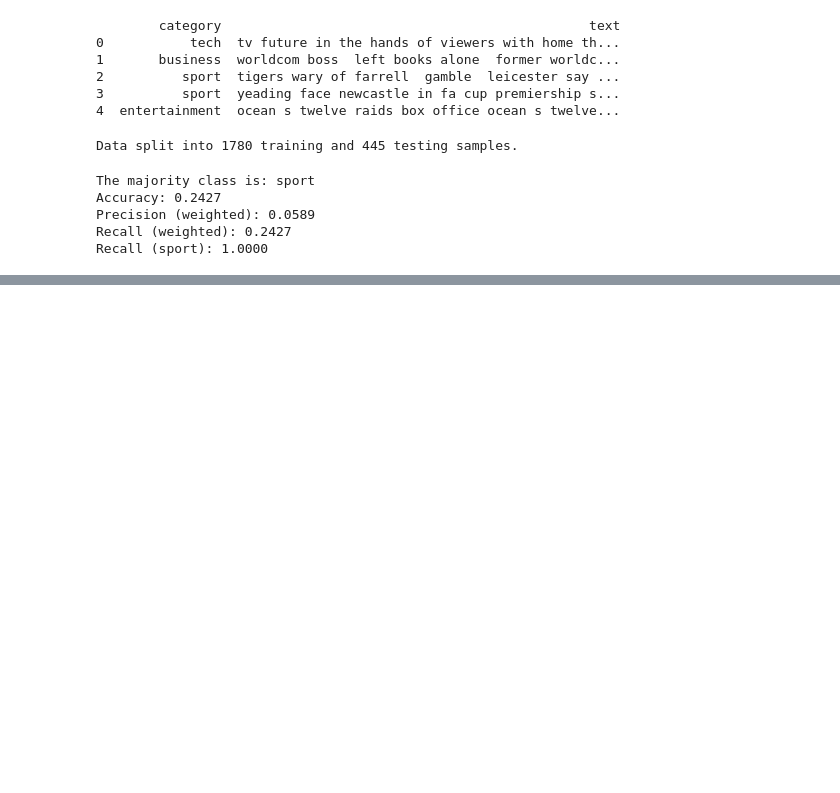
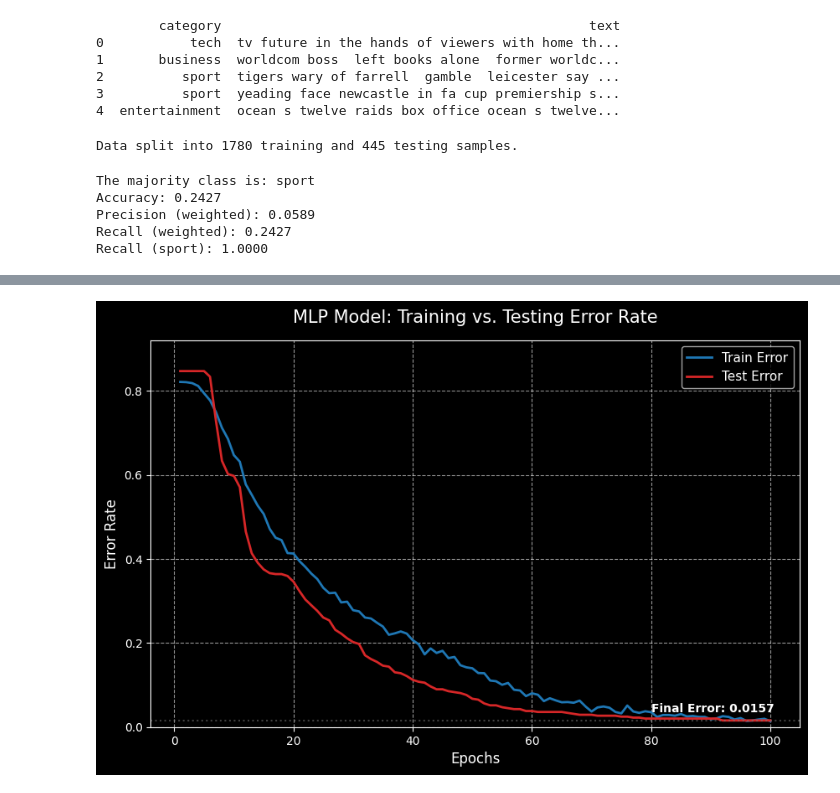
Before and after one commit to noa844/bbc-news-classification, a Jupyter notebook: BBC_News_Classification.ipynb, the cells around one changed output, grey strips where cells are left out. Drawn from its saved outputs; the diff is of its cells as text; code cells hidden in the pictures; blank space fills up the shorter version.

```diff
--- a/BBC_News_Classification.ipynb
+++ b/BBC_News_Classification.ipynb
@@ -105,0 +365,32 @@ Recall (weighted): 0.8831
+# %%
+import matplotlib.pyplot as plt
+
+# Create the plot for the MLP model (Section 17)
+plt.figure(figsize=(10, 6))
+
+# Plotting Train and Test error rates
+plt.plot(range(1, len(history_train_error) + 1), history_train_error, label='Train Error', color='#1f77b4', lw=2)
+plt.plot(range(1, len(history_test_error) + 1), history_test_error, label='Test Error', color='#d62728', lw=2)
+
+# Customizing the graph for the report
+plt.title('MLP Model: Training vs. Testing Error Rate', fontsize=15, pad=15)
+plt.xlabel('Epochs', fontsize=12)
+plt.ylabel('Error Rate', fontsize=12)
+plt.legend(loc='upper right', fontsize=11)
+plt.grid(True, linestyle='--', alpha=0.6)
+
+# Adding a horizontal line at the final test error for clarity
+final_error = history_test_error[-1]
+plt.axhline(y=final_error, color='gray', linestyle=':', alpha=0.5)
+plt.text(len(history_test_error)-20, final_error + 0.02, f'Final Error: {final_error:.4f}', fontsize=10, fontweight='bold')
+
+# Ensuring the Y-axis starts from 0 to show the full scale of improvement
+plt.ylim(0, max(history_train_error[1:]) + 0.1)
+
+# Save the plot as an image file for your PDF report
+plt.savefig('mlp_error_graph.png', dpi=300, bbox_inches='tight')
+
+# Display the plot
+plt.show()
+# %% [output]
+[figure, added]
```
Also changed, not shown: parts of 6 cells of this notebook.
